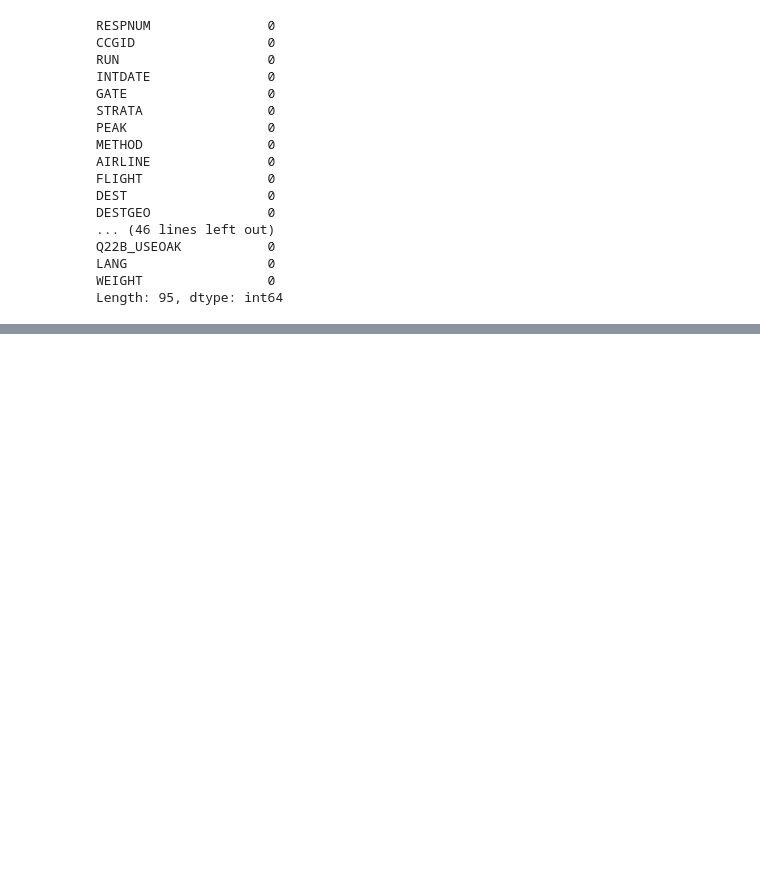
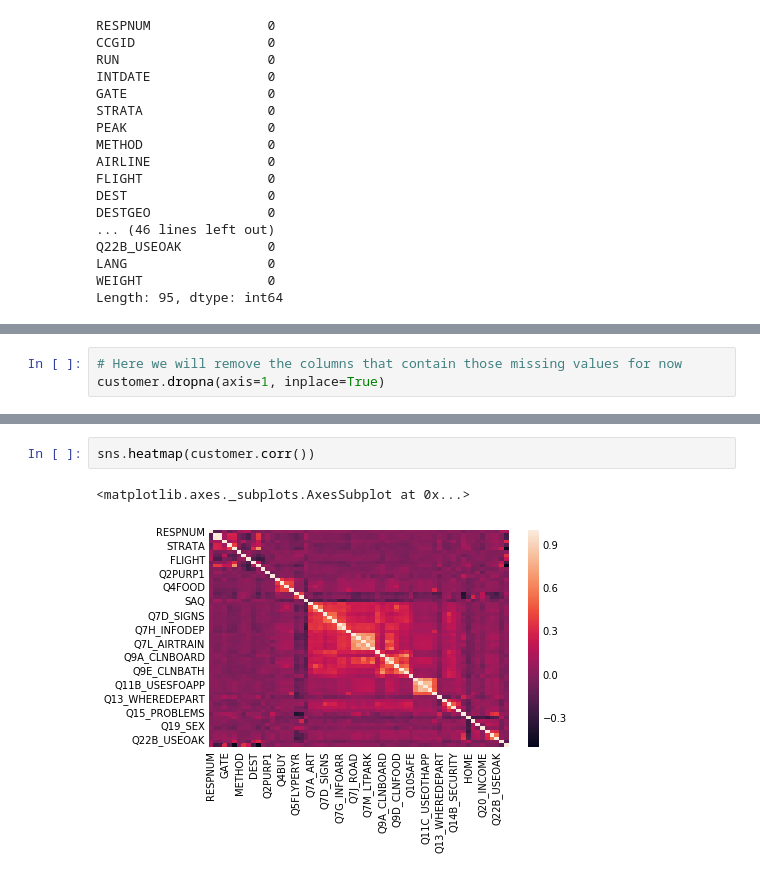
Before and after one commit to yungshun317/feature-understanding, a Jupyter notebook: 2013_sfo_customer_survey.ipynb, the cells around one changed output, grey strips where cells are left out. Drawn from its saved outputs; the diff is of its cells as text; blank space fills up the shorter version.

Commit message:
Drop the columns that contain missing values

```diff
--- a/2013_sfo_customer_survey.ipynb
+++ b/2013_sfo_customer_survey.ipynb
@@ -58,0 +66,3 @@ Length: 95, dtype: int64
+# %%
+# Here we will remove the columns that contain those missing values for now
+customer.dropna(axis=1, inplace=True)
@@ -58,0 +131,5 @@ Length: 95, dtype: int64
+# %%
+sns.heatmap(customer.corr())
+# %% [output]
+<matplotlib.axes._subplots.AxesSubplot at 0x...>
+[figure, added]
```
Also changed, not shown: parts of 5 cells of this notebook.
